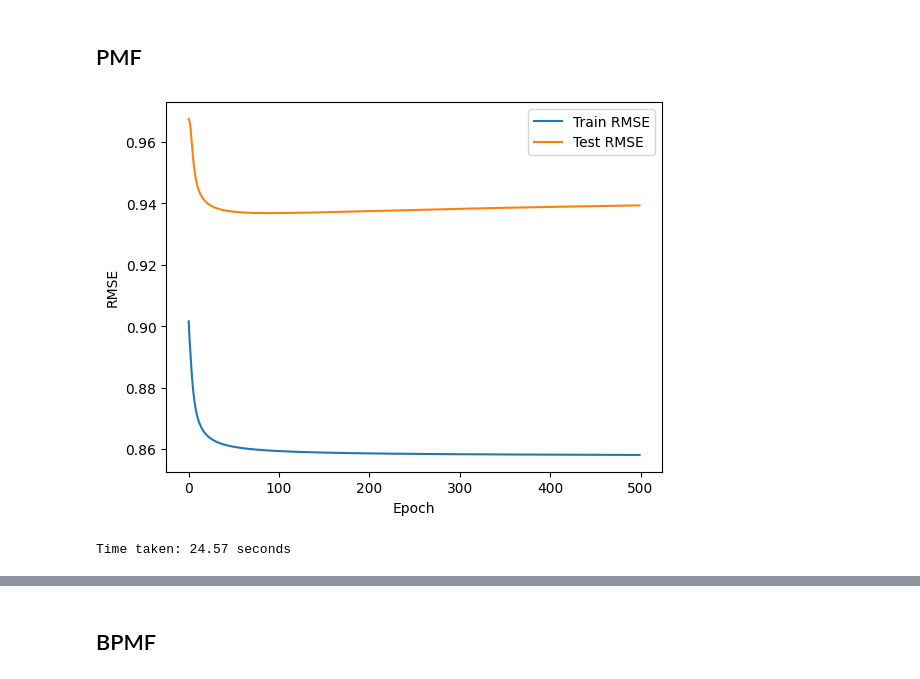
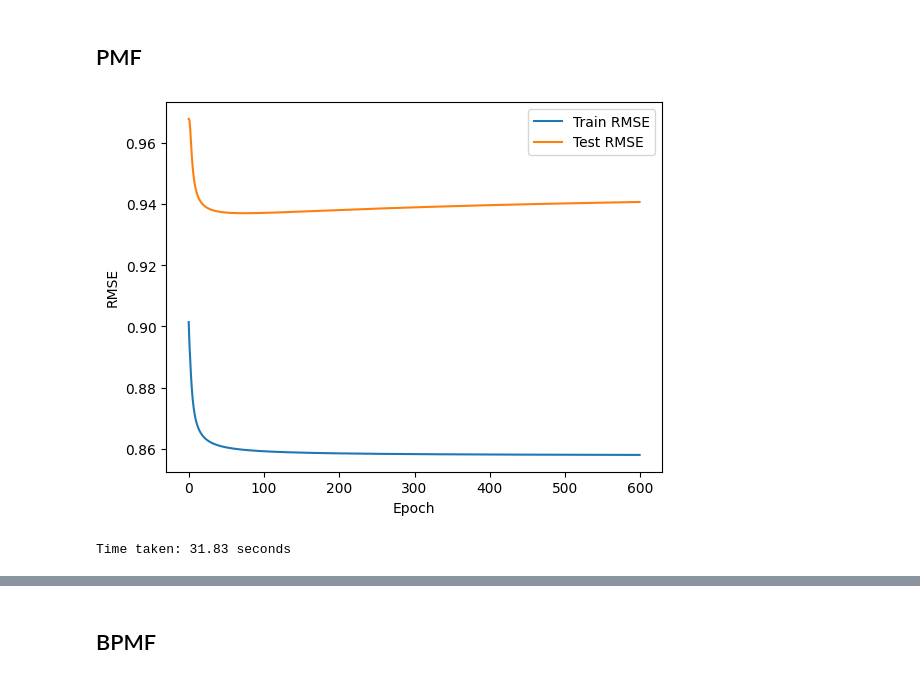
Before and after one commit to minhtuan27/master-thesis, a Jupyter notebook: Experiment/movielens100k.ipynb, the cells around one changed output, grey strips where cells are left out. Saved outputs shown, nothing was run; the diff lists cells and outputs as text; code cells hidden in the pictures.

```diff
--- a/Experiment/movielens100k.ipynb
+++ b/Experiment/movielens100k.ipynb
@@ -140,6 +125,8 @@ def fit_nmf(num_movies, num_users, num_factors, init_scale, num_epochs, train_sp
 # %%
+NUM_EPOCHS = 10000
+
 # Validate the algorithm
-nmf_train_RMSE, nmf_test_RMSE, time_taken = fit_nmf(NUM_MOVIES, NUM_USERS, 2, dataset['Rating'].mean() / 2, 2500, train_sparse_tensor, test_sparse_tensor)
+nmf_train_RMSE, nmf_test_RMSE, time_taken, best_epoch, best_pred = fit_nmf(NUM_MOVIES, NUM_USERS, 2, dataset['Rating'].mean() / 2, NUM_EPOCHS, train_sparse_tensor, test_sparse_tensor)
 
 # Plot the results
 plt.plot(nmf_train_RMSE, label='Train RMSE')
@@ -156,0 +144,16 @@ Time taken: 7.82 seconds
+# %%
+# Print the best epoch
+print(f'Best epoch: {best_epoch}')
+
+# Get predictions corresponding to the test sparse positions
+best_pred = tf.gather_nd(best_pred, test_sparse_tensor.indices)
+
+# Round the predictions to the nearest integer between 1 and 5
+best_pred = tf.clip_by_value(tf.round(best_pred), 1, 5)
+
+# Plot the heatmap of counts of actual vs predicted ratings
+sns.heatmap(pd.crosstab(test_sparse_tensor.values, best_pred), annot=True, fmt='d', cmap='Blues')
+plt.xlabel('Predicted ratings')
+plt.ylabel('Actual ratings')
+plt.title('Actual vs predicted ratings')
+plt.show()
@@ -163,8 +244,10 @@ def fit_pmf(num_movies, num_users, num_factors, init_scale, lambda_C, lambda_X,
     """
 
     # Initialize variables
-    nmf_train_RMSE = []
-    nmf_test_RMSE = []
+    pmf_train_RMSE = []
+    pmf_test_RMSE = []
+    best_epoch = 0
+    best_pred = None
 
     # Create the model
     pmf = PMF(m = num_movies, n = num_users, num_factors=num_factors, init_scale=init_scale, lambda_C=lambda_C, lambda_X=lambda_X)
@@ -186,27 +269,35 @@ def fit_pmf(num_movies, num_users, num_factors, init_scale, lambda_C, lambda_X,
         train_RMSE.update_state(train_tensor, pred, train_mask)
         test_RMSE.update_state(test_tensor, pred, test_mask)
 
-        nmf_train_RMSE.append(train_RMSE.result().numpy())
-        nmf_test_RMSE.append(test_RMSE.result().numpy())
+        pmf_train_RMSE.append(train_RMSE.result().numpy())
+        pmf_test_RMSE.append(test_RMSE.result().numpy())
+
+        if test_RMSE.result().numpy() < pmf_test_RMSE[best_epoch]:
+            best_epoch = epoch
+            best_pred = pred
 
     end_time = time.time()
     time_taken = end_time - start_time
 
-    return nmf_train_RMSE, nmf_test_RMSE, time_taken
+    return pmf_train_RMSE, pmf_test_RMSE, time_taken, best_epoch, best_pred
 # %%
+NUM_EPOCHS = 600
+LAMBDA_C = 0.01
+LAMBDA_X = 0.01
+
 # Validate the algorithm
-pmf_train_RMSE, pmf_test_RMSE, time_taken = fit_pmf(NUM_MOVIES, NUM_USERS, 2, dataset['Rating'].mean() / 2, 0.01, 0.01, 500, train_sparse_tensor, test_sparse_tensor)
+pmf_train_RMSE, pmf_test_RMSE, time_taken, best_epoch, best_pred = fit_pmf(NUM_MOVIES, NUM_USERS, 2, dataset['Rating'].mean() / 2, LAMBDA_C, LAMBDA_X, NUM_EPOCHS, train_sparse_tensor, test_sparse_tensor)
 
 # Plot the results
 plt.plot(pmf_train_RMSE, label='Train RMSE')
 plt.plot(pmf_test_RMSE, label='Test RMSE')
 plt.xlabel('Epoch')
 plt.ylabel('RMSE')
 plt.legend()
 plt.show()
 
 # Print the time taken
 print(f'Time taken: {time_taken:.2f} seconds')
 # %% [output]
-[figure, old version]
+[figure, new version]
-Time taken: 24.57 seconds
+Time taken: 31.83 seconds
```
Also changed, not shown: parts of 33 cells of this notebook, 20 other files.
